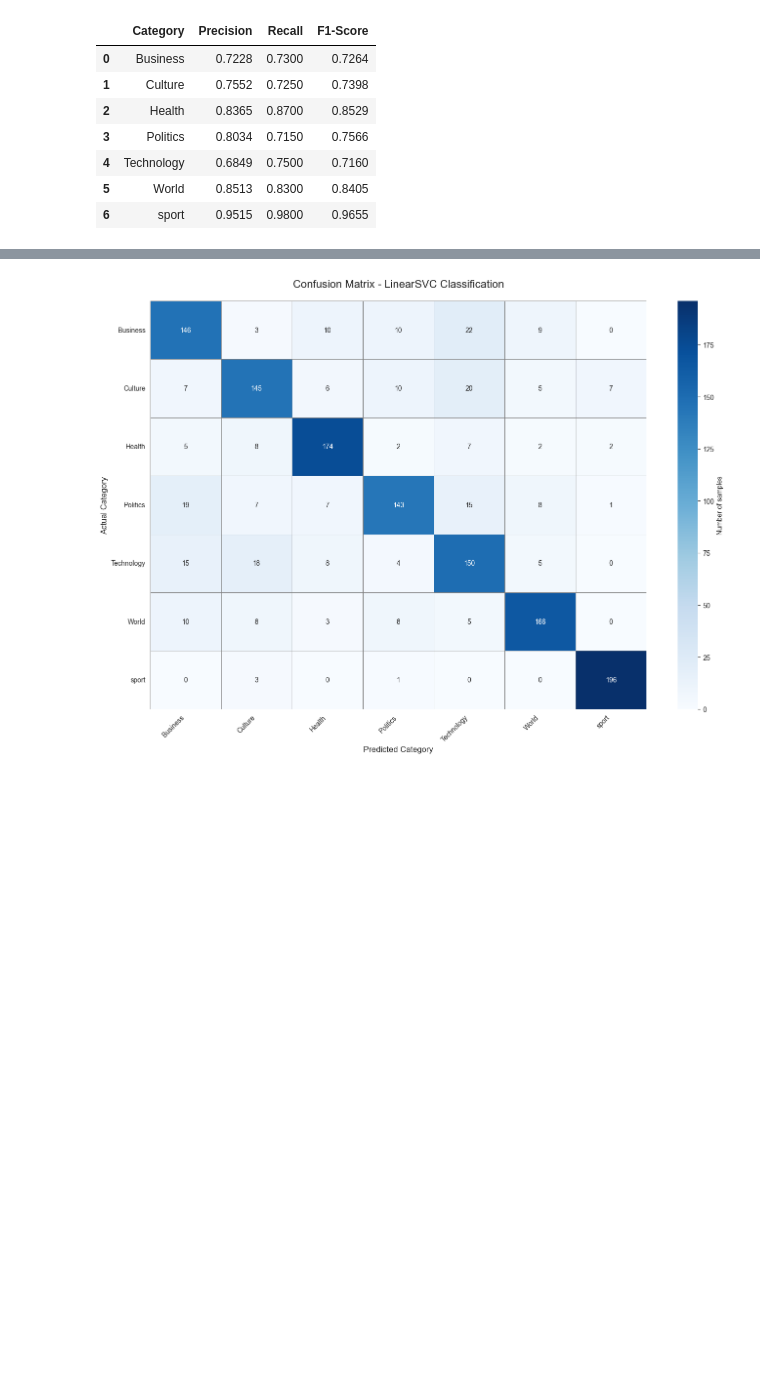
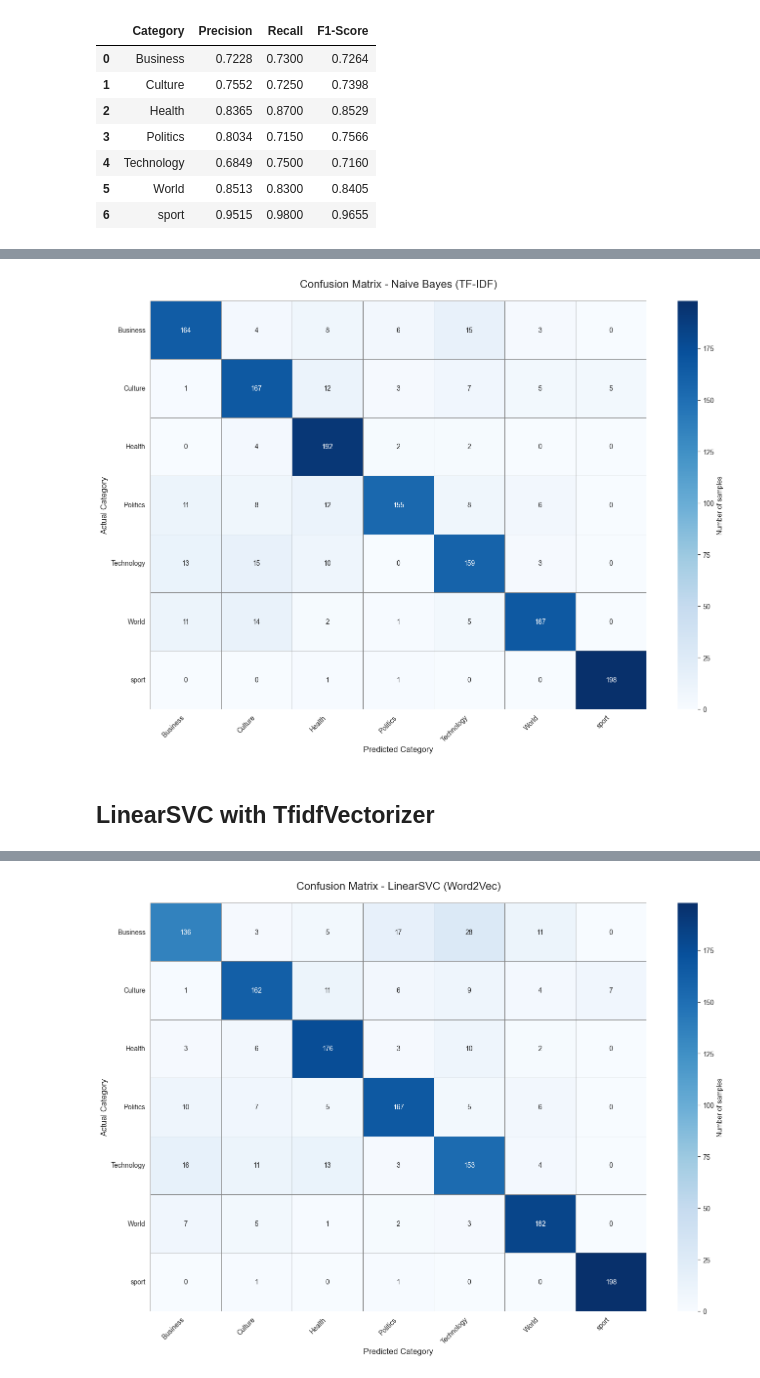
Before and after one commit to Klonotoros/Data-Mining, a Jupyter notebook: newsClassifier.ipynb, the cells around one changed output, grey strips where cells are left out. Drawn from its saved outputs; the diff is of its cells as text; code cells hidden in the pictures; blank space fills up the shorter version.

```diff
--- a/newsClassifier.ipynb
+++ b/newsClassifier.ipynb
@@ -209,0 +228,29 @@ Overall Accuracy: 80.00%
+# %%
+print("="*80)
+print("NAIVE BAYES WITH TF-IDF VECTORIZER")
+print("="*80)
+
+nb_tfidf_classifier = Pipeline([
+    ('vectorizer', TfidfVectorizer(
+        lowercase=True,
+        token_pattern=r'\b[a-z]+\b',
+        min_df=2,
+        max_features=10000
+    )),
+    ('classifier', MultinomialNB(alpha=1.0))
+])
+
+nb_tfidf_classifier.fit(X_train, y_train)
+nb_tfidf_predictions = nb_tfidf_classifier.predict(X_test)
+
+nb_tfidf_accuracy = accuracy_score(y_test, nb_tfidf_predictions) * 100
+print(f"\n✓ Trained!")
+print(f"Accuracy: {nb_tfidf_accuracy:.2f}%")
+print(f"Number of features: {len(nb_tfidf_classifier.named_steps['vectorizer'].vocabulary_)}")
+
+results_storage['nb_tfidf'] = {
+    'predictions': nb_tfidf_predictions,
+    'accuracy': accuracy_score(y_test, nb_tfidf_predictions)
+}
+
+display_classification_metrics(y_test, nb_tfidf_predictions, 'Naive Bayes (TF-IDF)')
@@ -209,0 +274,6 @@ Overall Accuracy: 80.00%
+# %%
+plot_confusion_matrix(y_test, nb_tfidf_predictions, title='Confusion Matrix - Naive Bayes (TF-IDF)')
+# %% [output]
+[figure, added]
+# %% [markdown]
+## LinearSVC with TfidfVectorizer
```
Also changed, not shown: parts of 45 cells of this notebook.
